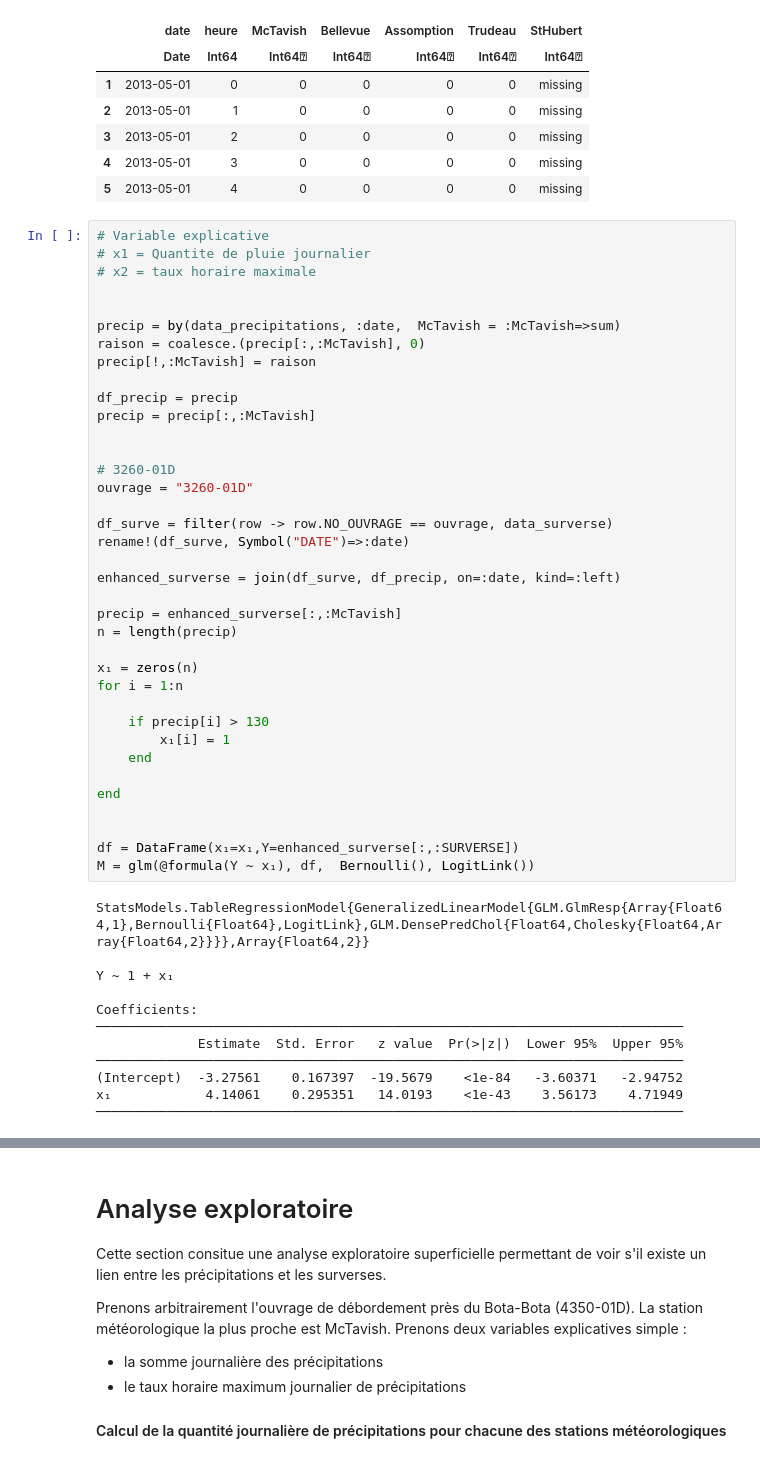
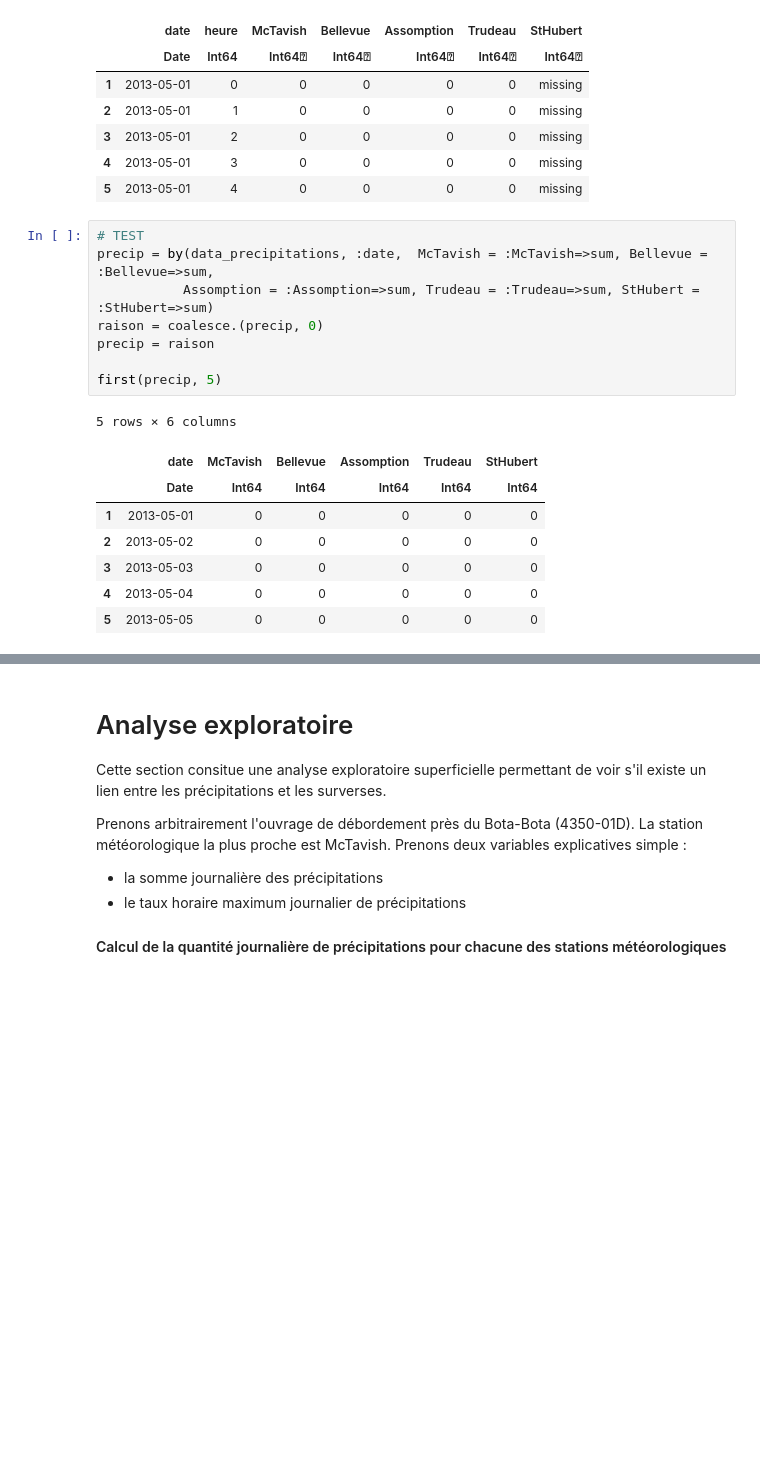
Before and after one commit to thien-ng/MTH3302, a Jupyter notebook: ProjetA19.ipynb, the cells around one changed output, grey strips where cells are left out. Cells and saved outputs as stored; diff of their text form; blank space fills up the shorter version.

```diff
--- a/ProjetA19.ipynb
+++ b/ProjetA19.ipynb
@@ -178,52 +178,20 @@ first(data_precipitations,5)
 | 3 | 2013-05-01 | 2 | 0 | 0 | 0 | 0 | missing |
 | 4 | 2013-05-01 | 3 | 0 | 0 | 0 | 0 | missing |
 | 5 | 2013-05-01 | 4 | 0 | 0 | 0 | 0 | missing |
-# %%
-# Variable explicative
-# x1 = Quantite de pluie journalier
-# x2 = taux horaire maximale
-
-
-precip = by(data_precipitations, :date,  McTavish = :McTavish=>sum)
-raison = coalesce.(precip[:,:McTavish], 0)
-precip[!,:McTavish] = raison
-
-df_precip = precip
-precip = precip[:,:McTavish]
-
-
-# 3260-01D
-ouvrage = "3260-01D"
-
-df_surve = filter(row -> row.NO_OUVRAGE == ouvrage, data_surverse)
-rename!(df_surve, Symbol("DATE")=>:date)
-
-enhanced_surverse = join(df_surve, df_precip, on=:date, kind=:left)
-
-precip = enhanced_surverse[:,:McTavish]
-n = length(precip)
-
-x₁ = zeros(n)
-for i = 1:n
-
-    if precip[i] > 130
-        x₁[i] = 1
-    end
-
-end
-
-
-df = DataFrame(x₁=x₁,Y=enhanced_surverse[:,:SURVERSE])
-M = glm(@formula(Y ~ x₁), df,  Bernoulli(), LogitLink())
-# %% [output]
-StatsModels.TableRegressionModel{GeneralizedLinearModel{GLM.GlmResp{Array{Float64,1},Bernoulli{Float64},LogitLink},GLM.DensePredChol{Float64,Cholesky{Float64,Array{Float64,2}}}},Array{Float64,2}}
-
-Y ~ 1 + x₁
-
-Coefficients:
-───────────────────────────────────────────────────────────────────────────
-             Estimate  Std. Error   z value  Pr(>|z|)  Lower 95%  Upper 95%
-───────────────────────────────────────────────────────────────────────────
-(Intercept)  -3.27561    0.167397  -19.5679    <1e-84   -3.60371   -2.94752
-x₁            4.14061    0.295351   14.0193    <1e-43    3.56173    4.71949
-───────────────────────────────────────────────────────────────────────────
+# %%
+# TEST
+precip = by(data_precipitations, :date,  McTavish = :McTavish=>sum, Bellevue = :Bellevue=>sum,
+           Assomption = :Assomption=>sum, Trudeau = :Trudeau=>sum, StHubert = :StHubert=>sum)
+raison = coalesce.(precip, 0)
+precip = raison
+
+first(precip, 5)
+# %% [output]
+5 rows × 6 columns
+|  | date | McTavish | Bellevue | Assomption | Trudeau | StHubert |
+|  | Date | Int64 | Int64 | Int64 | Int64 | Int64 |
+| 1 | 2013-05-01 | 0 | 0 | 0 | 0 | 0 |
+| 2 | 2013-05-02 | 0 | 0 | 0 | 0 | 0 |
+| 3 | 2013-05-03 | 0 | 0 | 0 | 0 | 0 |
+| 4 | 2013-05-04 | 0 | 0 | 0 | 0 | 0 |
+| 5 | 2013-05-05 | 0 | 0 | 0 | 0 | 0 |
```
Also changed, not shown: parts of 4 cells of this notebook.
